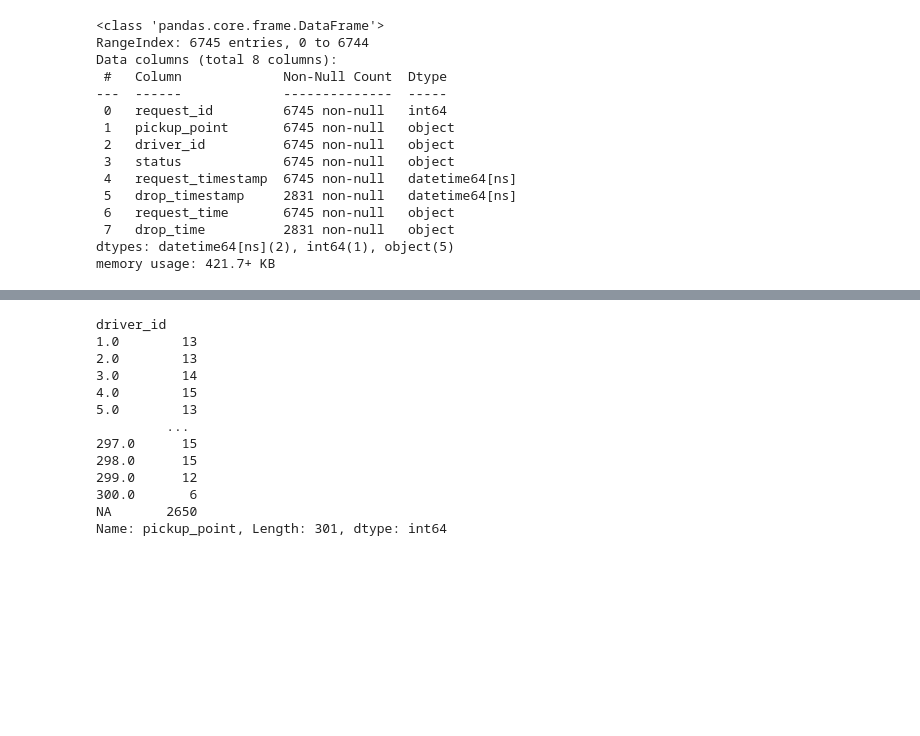
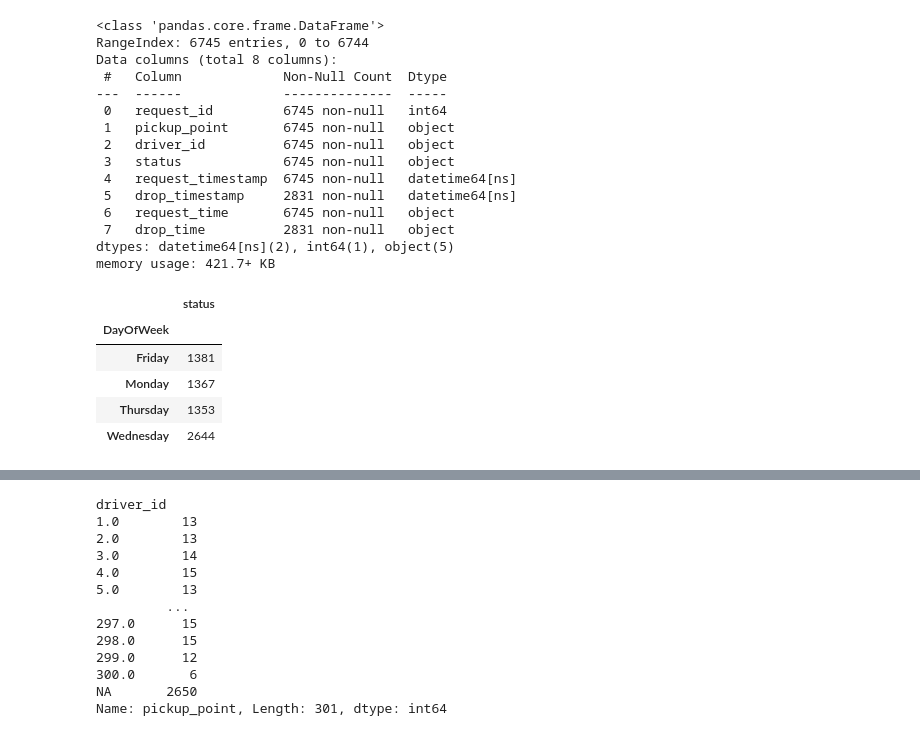
Before and after one commit to mallikarjunads/uber_analysis, a Jupyter notebook: Untitled-1.ipynb, the cells around one changed output, grey strips where cells are left out. Drawn from its saved outputs; the diff is of its cells as text; code cells hidden in the pictures; blank space fills up the shorter version.

```diff
--- a/Untitled-1.ipynb
+++ b/Untitled-1.ipynb
@@ -215,0 +222,12 @@ memory usage: 421.7+ KB
+# %%
+weekday = uber.pivot_table(index=['DayOfWeek'],
+                                  values='status',
+                                  aggfunc='count')
+weekday
+# %% [output]
+|  | status |
+| DayOfWeek |  |
+| Friday | 1381 |
+| Monday | 1367 |
+| Thursday | 1353 |
+| Wednesday | 2644 |
```
Also changed, not shown: parts of 8 cells of this notebook, 1 other file.
